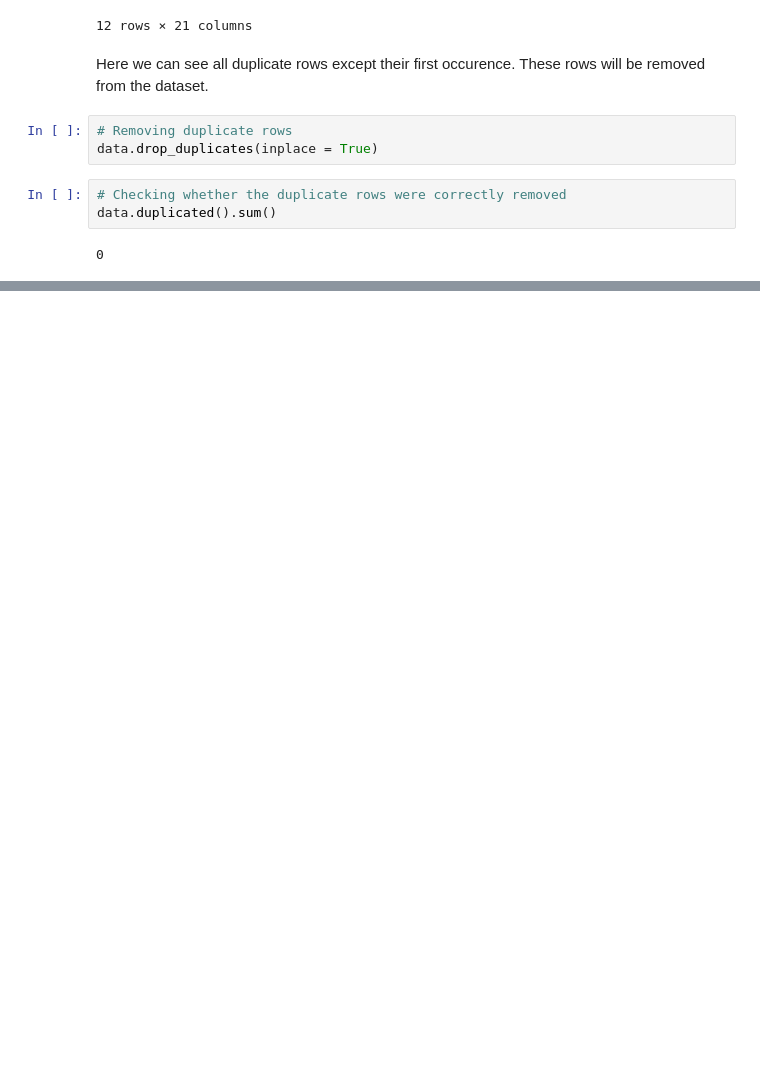
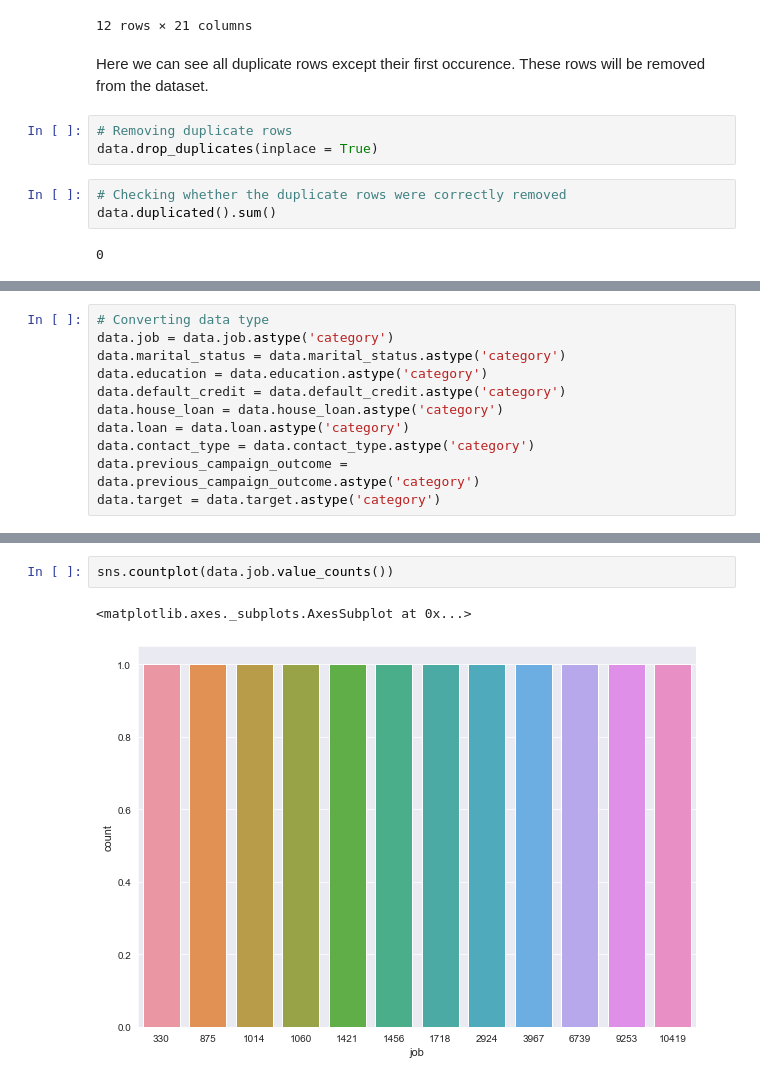
Before and after one commit to Janka93/Bank-Marketing-Campaign, a Jupyter notebook: Bank Marketing.ipynb, the cells around one changed output, grey strips where cells are left out. Cells and saved outputs as stored; diff of their text form; blank space fills up the shorter version.

```diff
--- a/Bank Marketing.ipynb
+++ b/Bank Marketing.ipynb
@@ -179,0 +201,11 @@ data.duplicated().sum()
+# %%
+# Converting data type
+data.job = data.job.astype('category')
+data.marital_status = data.marital_status.astype('category')
+data.education = data.education.astype('category')
+data.default_credit = data.default_credit.astype('category')
+data.house_loan = data.house_loan.astype('category')
+data.loan = data.loan.astype('category')
+data.contact_type = data.contact_type.astype('category')
+data.previous_campaign_outcome = data.previous_campaign_outcome.astype('category')
+data.target = data.target.astype('category')
@@ -179,0 +250,5 @@ data.duplicated().sum()
+# %%
+sns.countplot(data.job.value_counts())
+# %% [output]
+<matplotlib.axes._subplots.AxesSubplot at 0x...>
+[figure, added]
```
Also changed, not shown: parts of 5 cells of this notebook.
